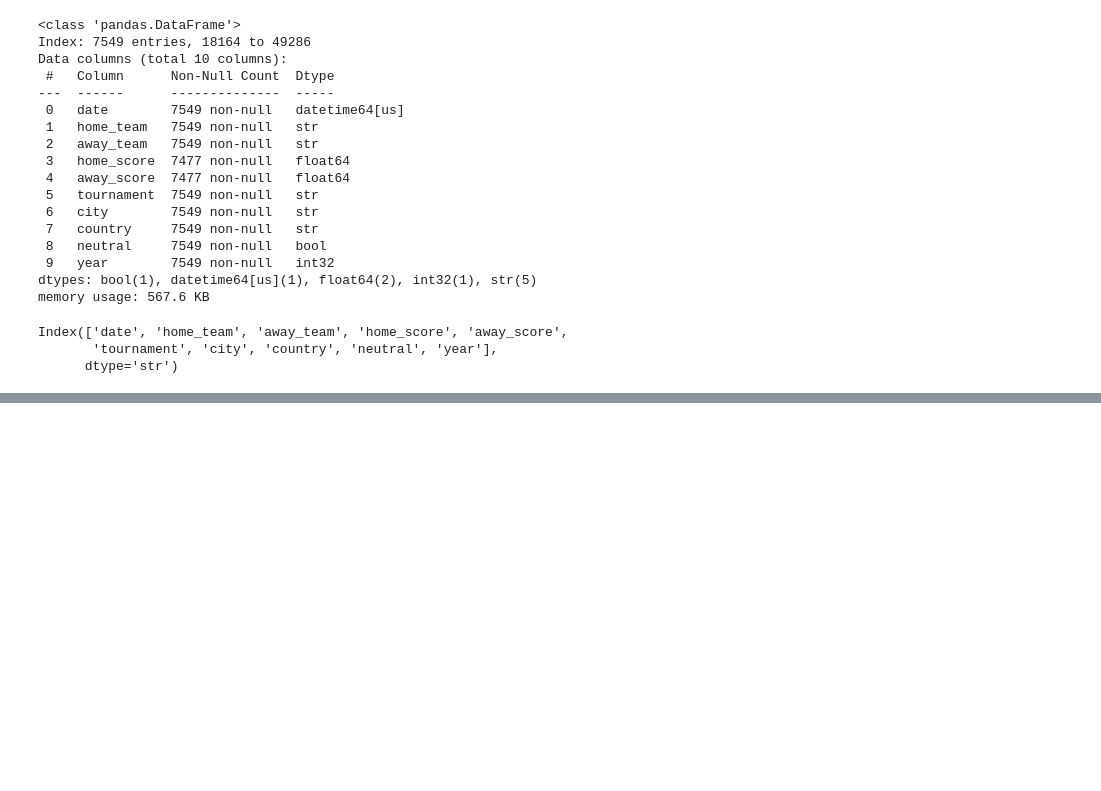
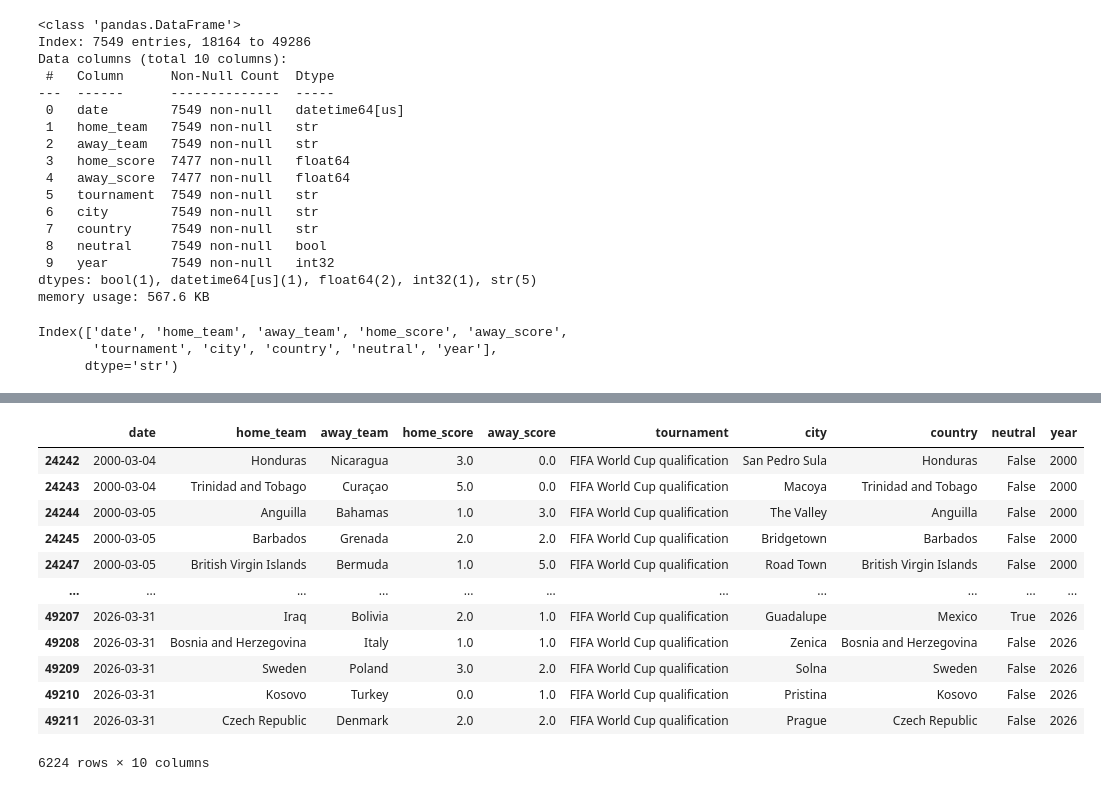
Before and after one commit to darko2806/Football-World-Cup-2026-prediction-model, a Jupyter notebook: Testing/DataProcessingForTesting.ipynb, the cells around one changed output, grey strips where cells are left out. Drawn from its saved outputs; the diff is of its cells as text; code cells hidden in the pictures; blank space fills up the shorter version.

```diff
--- a/Testing/DataProcessingForTesting.ipynb
+++ b/Testing/DataProcessingForTesting.ipynb
@@ -104,0 +171,3 @@ Index(['date', 'home_team', 'away_team', 'home_score', 'away_score',
+# %%
+historical_train_data = data_from_2000.drop(index=test_demo_data.index).copy()
+historical_train_data.info()
@@ -104,0 +192,16 @@ Index(['date', 'home_team', 'away_team', 'home_score', 'away_score',
+# %%
+historical_train_data
+# %% [output]
+|  | date | home_team | away_team | home_score | away_score | tournament | city | country | neutral | year |
+| 24242 | 2000-03-04 | Honduras | Nicaragua | 3.0 | 0.0 | FIFA World Cup qualification | San Pedro Sula | Honduras | False | 2000 |
+| 24243 | 2000-03-04 | Trinidad and Tobago | Curaçao | 5.0 | 0.0 | FIFA World Cup qualification | Macoya | Trinidad and Tobago | False | 2000 |
+| 24244 | 2000-03-05 | Anguilla | Bahamas | 1.0 | 3.0 | FIFA World Cup qualification | The Valley | Anguilla | False | 2000 |
+| 24245 | 2000-03-05 | Barbados | Grenada | 2.0 | 2.0 | FIFA World Cup qualification | Bridgetown | Barbados | False | 2000 |
+| 24247 | 2000-03-05 | British Virgin Islands | Bermuda | 1.0 | 5.0 | FIFA World Cup qualification | Road Town | British Virgin Islands | False | 2000 |
+| ... | ... | ... | ... | ... | ... | ... | ... | ... | ... | ... |
+| 49207 | 2026-03-31 | Iraq | Bolivia | 2.0 | 1.0 | FIFA World Cup qualification | Guadalupe | Mexico | True | 2026 |
+| 49208 | 2026-03-31 | Bosnia and Herzegovina | Italy | 1.0 | 1.0 | FIFA World Cup qualification | Zenica | Bosnia and Herzegovina | False | 2026 |
+| 49209 | 2026-03-31 | Sweden | Poland | 3.0 | 2.0 | FIFA World Cup qualification | Solna | Sweden | False | 2026 |
+| 49210 | 2026-03-31 | Kosovo | Turkey | 0.0 | 1.0 | FIFA World Cup qualification | Pristina | Kosovo | False | 2026 |
+| 49211 | 2026-03-31 | Czech Republic | Denmark | 2.0 | 2.0 | FIFA World Cup qualification | Prague | Czech Republic | False | 2026 |
+6224 rows × 10 columns
```
Also changed, not shown: parts of 8 cells of this notebook, 4 other files.
